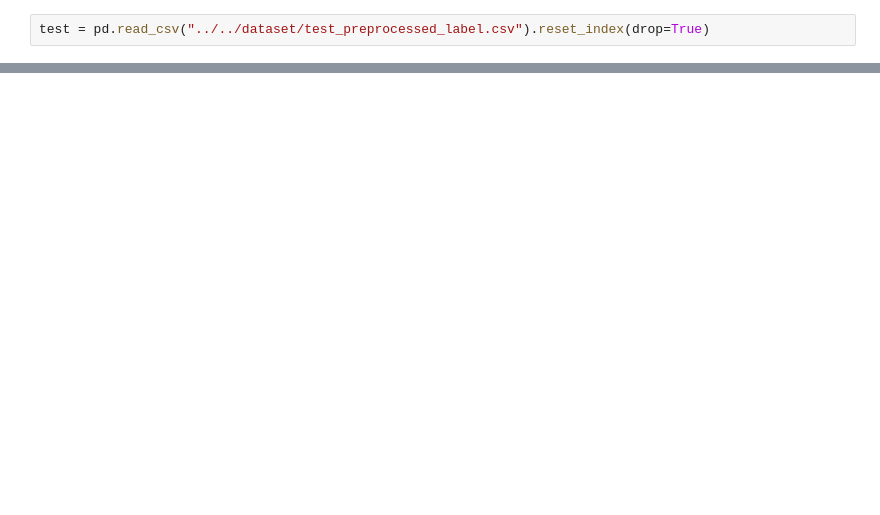
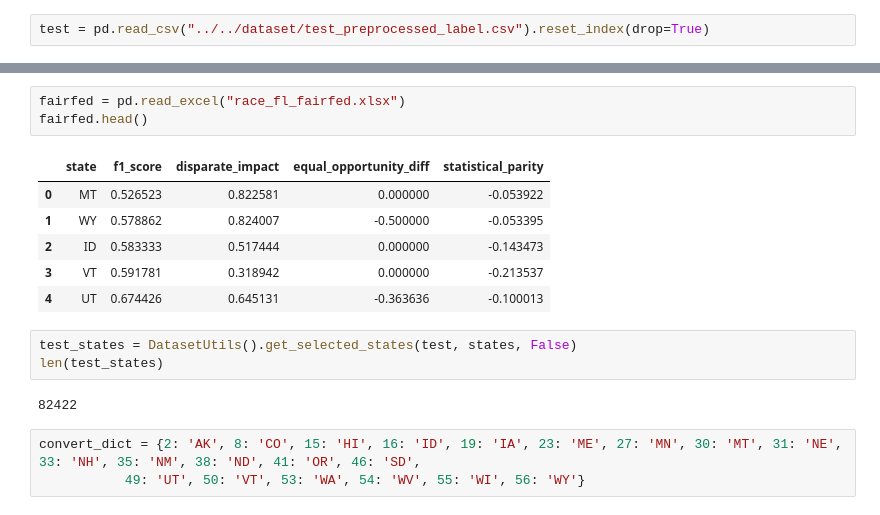
Before and after one commit to drvshavva/ACIncome_bias_fl, a Jupyter notebook: fairfl/federated_learning/local_test.ipynb, the cells around one changed output, grey strips where cells are left out. Cells and saved outputs as stored; diff of their text form; blank space fills up the shorter version.

```diff
--- a/fairfl/federated_learning/local_test.ipynb
+++ b/fairfl/federated_learning/local_test.ipynb
@@ -63,0 +157,18 @@ new_df.to_excel("rounds_lfr.xlsx", index=False)
+# %%
+fairfed = pd.read_excel("race_fl_fairfed.xlsx")
+fairfed.head()
+# %% [output]
+|  | state | f1_score | disparate_impact | equal_opportunity_diff | statistical_parity |
+| 0 | MT | 0.526523 | 0.822581 | 0.000000 | -0.053922 |
+| 1 | WY | 0.578862 | 0.824007 | -0.500000 | -0.053395 |
+| 2 | ID | 0.583333 | 0.517444 | 0.000000 | -0.143473 |
+| 3 | VT | 0.591781 | 0.318942 | 0.000000 | -0.213537 |
+| 4 | UT | 0.674426 | 0.645131 | -0.363636 | -0.100013 |
+# %%
+test_states = DatasetUtils().get_selected_states(test, states, False)
+len(test_states)
+# %% [output]
+82422
+# %%
+convert_dict = {2: 'AK', 8: 'CO', 15: 'HI', 16: 'ID', 19: 'IA', 23: 'ME', 27: 'MN', 30: 'MT', 31: 'NE', 33: 'NH', 35: 'NM', 38: 'ND', 41: 'OR', 46: 'SD',
+           49: 'UT', 50: 'VT', 53: 'WA', 54: 'WV', 55: 'WI', 56: 'WY'}
```
Also changed, not shown: parts of 15 cells of this notebook, 8 other files.
